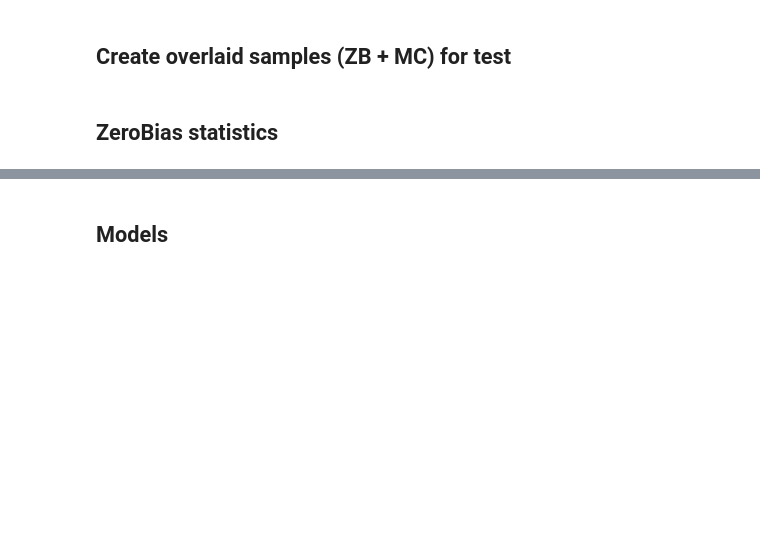
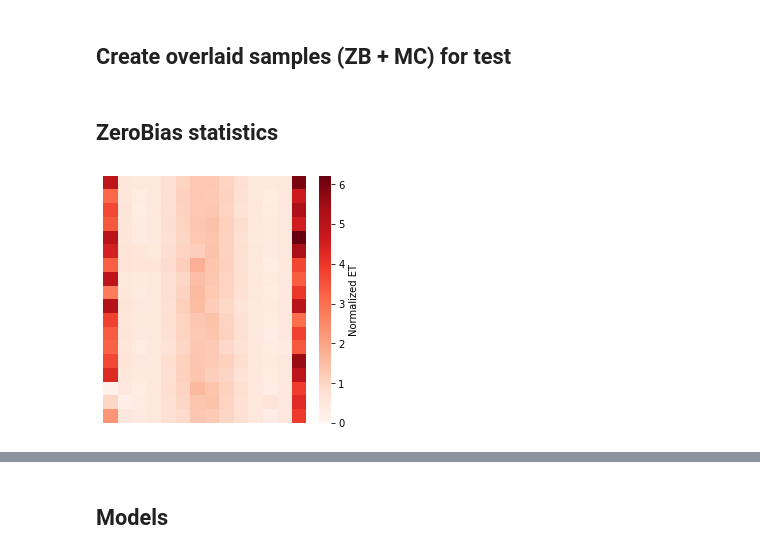
Before and after one commit to hftsoi/ML_CMSL1CaloTrigger, a Jupyter notebook: ConvAE_training.ipynb, the cells around one changed output, grey strips where cells are left out. Cells and saved outputs as stored; diff of their text form; code cells hidden in the pictures; blank space fills up the shorter version.

```diff
--- a/ConvAE_training.ipynb
+++ b/ConvAE_training.ipynb
@@ -172,3 +208,10 @@ for i in range(len(MC_files)):
+# %%
+#Many ways to pre-process the input Et, but should fix the transformation and apply the same for all
+#instead of one mapping for this batch and another mapping for another batch)
+#Normalize region Et to 1.0 by dividing by the max acceptable 1023 GeV
+ZeroBias = ZeroBias/1023.0
+for i in range(len(MC_files)):
+    MC[i] = MC[i]/1023.0
 # %% [markdown]
 ## Create overlaid samples (ZB + MC) for test
 # %%
@@ -207,11 +250,13 @@ for i in range(40,50):
 # %%
 ZB_mean = np.mean(ZeroBias, axis = 0)
 
 fig, ax = plt.subplots(figsize = (10,10))
 ax = plt.subplot(2, 2, 1)
-ax = sns.heatmap(ZB_mean.reshape(18, 14), vmin = 0, vmax = ZB_mean.max(), cmap = "Reds", cbar_kws = {'label': 'ET (GeV)'})
+ax = sns.heatmap(ZB_mean.reshape(18, 14), vmin = 0, vmax = ZB_mean.max(), cmap = "Reds", cbar_kws = {'label': 'Normalized ET'})
 ax.get_xaxis().set_visible(False)
 ax.get_yaxis().set_visible(False)
 plt.show()
+# %% [output]
+[figure, added]
 # %%
 plt.hist(ZeroBias.reshape((-1)), bins = 20, log = True)
```
Also changed, not shown: parts of 35 cells of this notebook, 8 other files.
